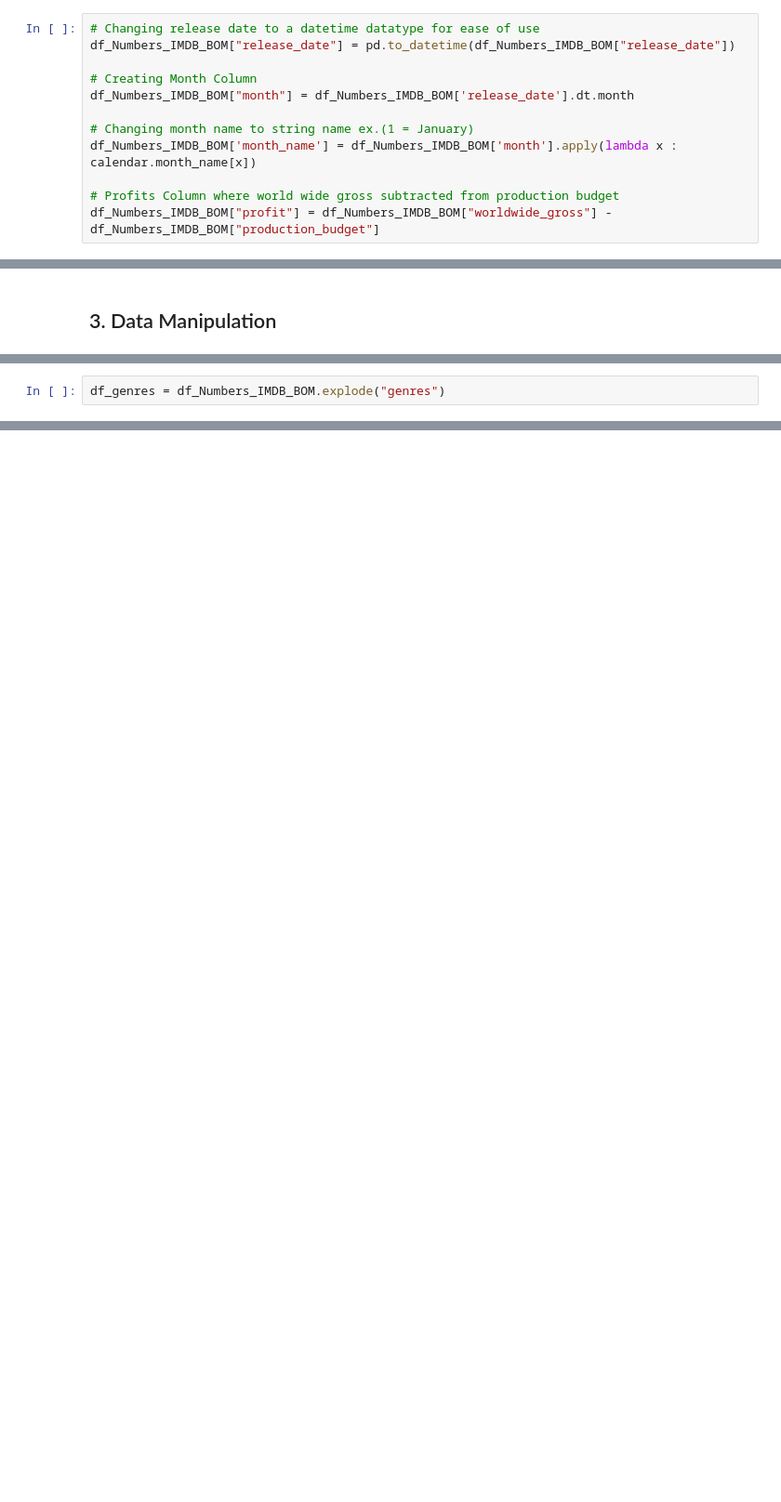
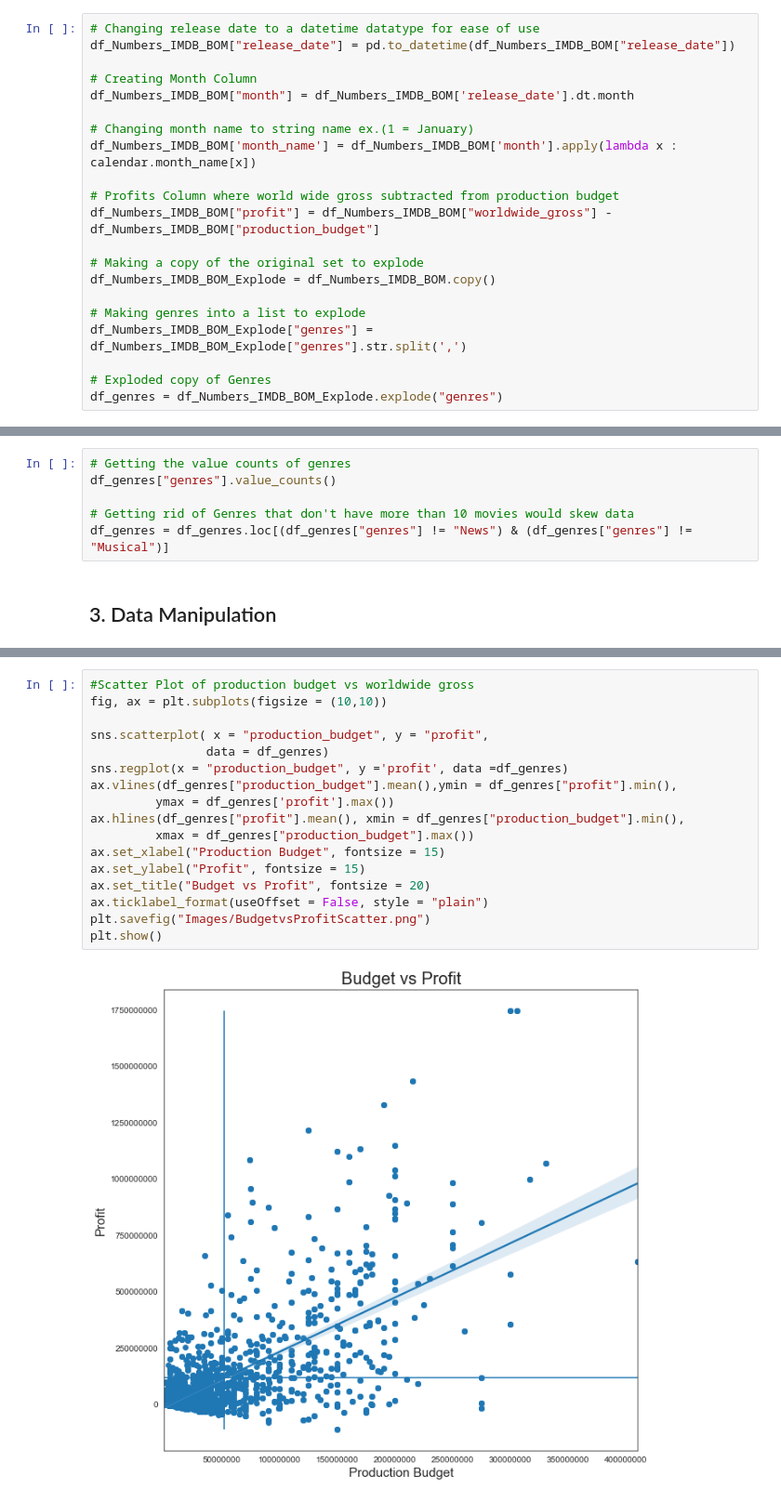
Before and after one commit to anguyen61191/MovieDataProject, a Jupyter notebook: MovieData.ipynb, the cells around one changed output, grey strips where cells are left out. Shown: that part at 93% size. Drawn from its saved outputs; the diff is of its cells as text; blank space fills up the shorter version.

Commit message:
updated MovieData 4/21/2022

```diff
--- a/MovieData.ipynb
+++ b/MovieData.ipynb
@@ -523,6 +524,15 @@ df_Numbers_IMDB_BOM['month_name'] = df_Numbers_IMDB_BOM['month'].apply(lambda x
 
 # Profits Column where world wide gross subtracted from production budget
 df_Numbers_IMDB_BOM["profit"] = df_Numbers_IMDB_BOM["worldwide_gross"] - df_Numbers_IMDB_BOM["production_budget"]
+
+# Making a copy of the original set to explode
+df_Numbers_IMDB_BOM_Explode = df_Numbers_IMDB_BOM.copy()
+
+# Making genres into a list to explode
+df_Numbers_IMDB_BOM_Explode["genres"] = df_Numbers_IMDB_BOM_Explode["genres"].str.split(',')
+
+# Exploded copy of Genres
+df_genres = df_Numbers_IMDB_BOM_Explode.explode("genres")
 # %% [output]
 A value is trying to be set on a copy of a slice from a DataFrame.
 Try using .loc[row_indexer,col_indexer] = value instead
@@ -563,2 +573,8 @@ df_Numbers_IMDB_BOM
+# %%
+# Getting the value counts of genres
+df_genres["genres"].value_counts()
+
+# Getting rid of Genres that don't have more than 10 movies would skew data
+df_genres = df_genres.loc[(df_genres["genres"] != "News") & (df_genres["genres"] != "Musical")]
 # %% [markdown]
 ## 3. Data Manipulation
@@ -714,2 +580,0 @@ df_Numbers_IMDB_BOM
-# %%
-df_genres = df_Numbers_IMDB_BOM.explode("genres")
@@ -841,0 +613,19 @@ g.tight_layout()
+# %%
+#Scatter Plot of production budget vs worldwide gross
+fig, ax = plt.subplots(figsize = (10,10))
+
+sns.scatterplot( x = "production_budget", y = "profit",
+                data = df_genres)
+sns.regplot(x = "production_budget", y ='profit', data =df_genres)
+ax.vlines(df_genres["production_budget"].mean(),ymin = df_genres["profit"].min(),
+         ymax = df_genres['profit'].max())
+ax.hlines(df_genres["profit"].mean(), xmin = df_genres["production_budget"].min(),
+         xmax = df_genres["production_budget"].max())
+ax.set_xlabel("Production Budget", fontsize = 15)
+ax.set_ylabel("Profit", fontsize = 15)
+ax.set_title("Budget vs Profit", fontsize = 20)
+ax.ticklabel_format(useOffset = False, style = "plain")
+plt.savefig("Images/BudgetvsProfitScatter.png")
+plt.show()
+# %% [output]
+[figure, added]
```
Also changed, not shown: parts of 47 cells of this notebook.
